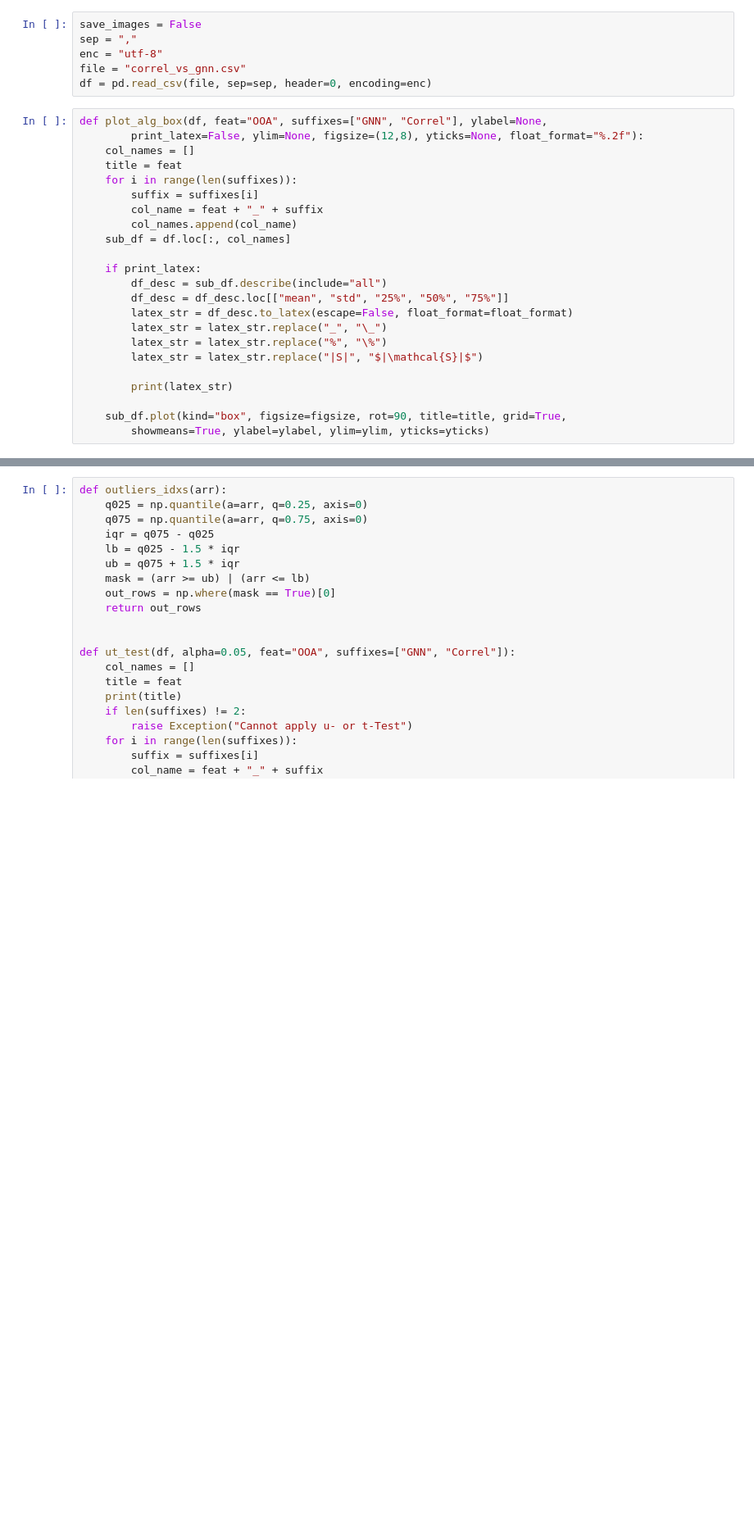
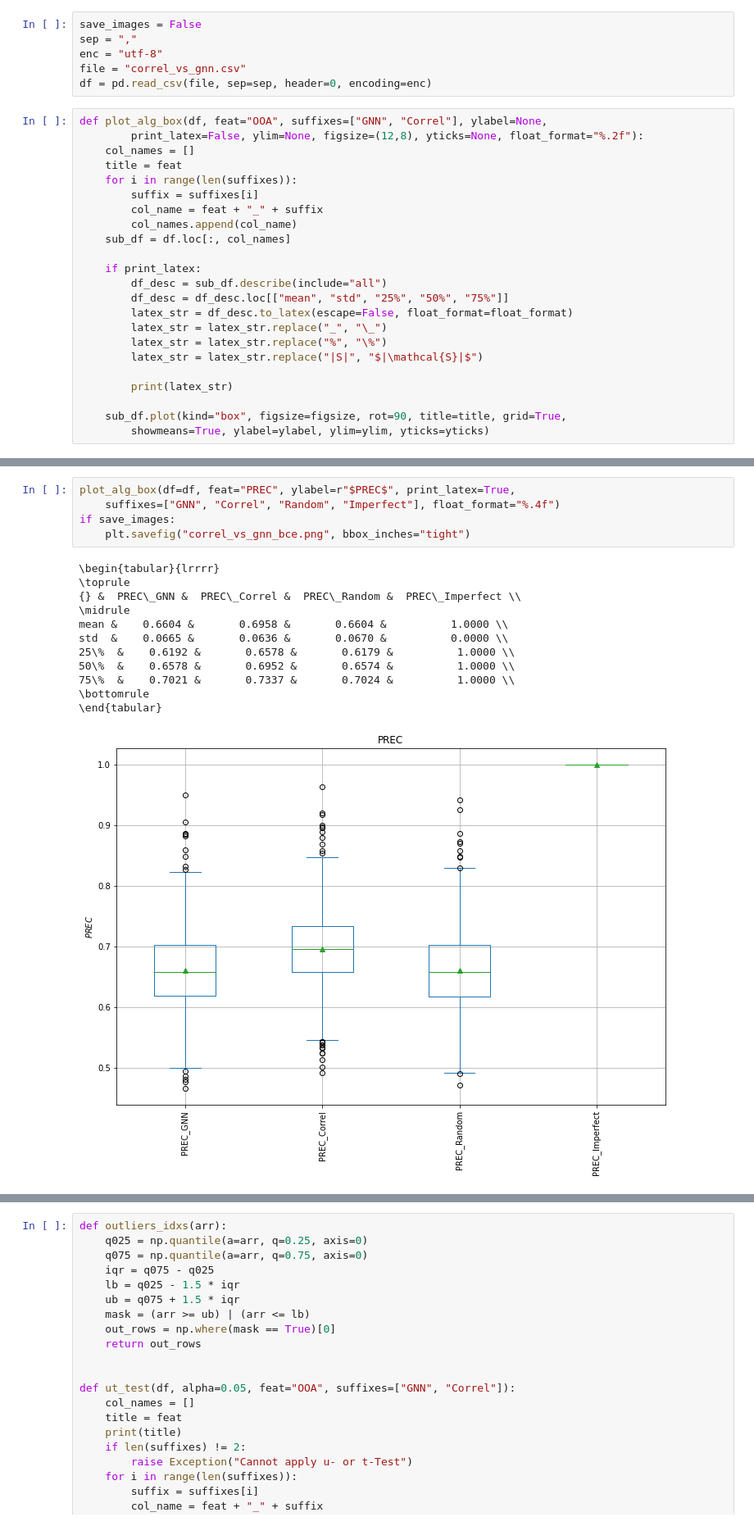
Before and after one commit to mati3230/ODA, a Jupyter notebook: correl_vs_gnn.ipynb, the cells around one changed output, grey strips where cells are left out. Shown: that part at 82% size. Cells and saved outputs as stored; diff of their text form; blank space fills up the shorter version.

```diff
--- a/correl_vs_gnn.ipynb
+++ b/correl_vs_gnn.ipynb
@@ -105,0 +142,18 @@ std  &  0.0896 &     0.0880 &     0.0116 &        9.0194 \\
+# %%
+plot_alg_box(df=df, feat="PREC", ylabel=r"$PREC$", print_latex=True,
+    suffixes=["GNN", "Correl", "Random", "Imperfect"], float_format="%.4f")
+if save_images:
+    plt.savefig("correl_vs_gnn_bce.png", bbox_inches="tight")
+# %% [output]
+\begin{tabular}{lrrrr}
+\toprule
+{} &  PREC\_GNN &  PREC\_Correl &  PREC\_Random &  PREC\_Imperfect \\
+\midrule
+mean &    0.6604 &       0.6958 &       0.6604 &          1.0000 \\
+std  &    0.0665 &       0.0636 &       0.0670 &          0.0000 \\
+25\%  &    0.6192 &       0.6578 &       0.6179 &          1.0000 \\
+50\%  &    0.6578 &       0.6952 &       0.6574 &          1.0000 \\
+75\%  &    0.7021 &       0.7337 &       0.7024 &          1.0000 \\
+\bottomrule
+\end{tabular}
+[figure, added]
```
Also changed, not shown: parts of 10 cells of this notebook, 1 other file.
